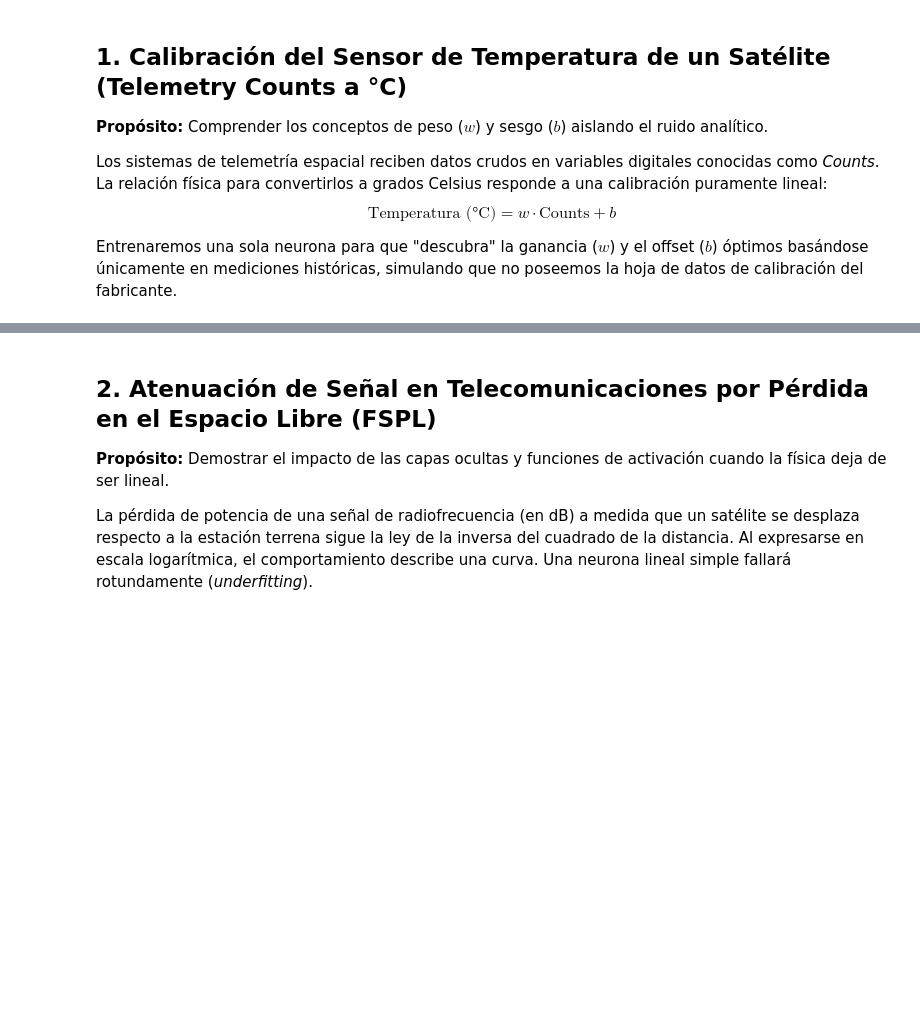
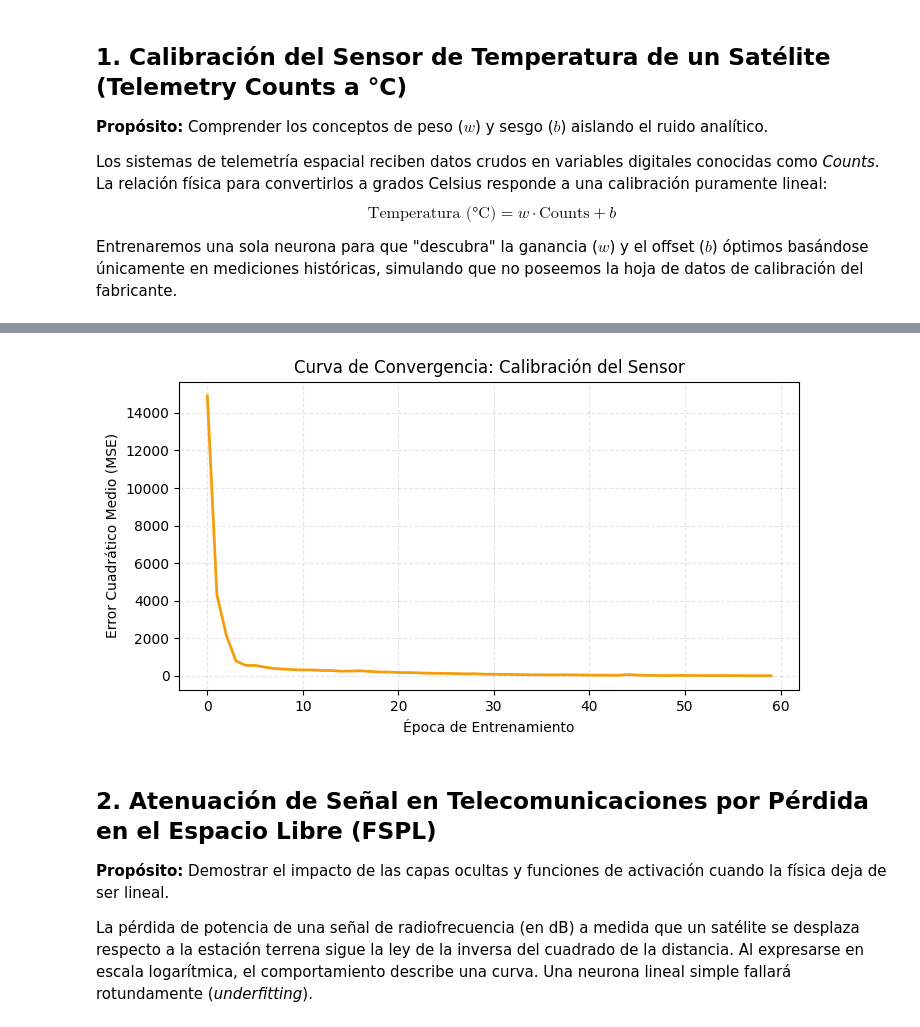
Before and after one commit to hmartinez00/introduccion_nn_python, a Jupyter notebook: notebooks/sesion_1_regresion.ipynb, the cells around one changed output, grey strips where cells are left out. Saved outputs shown, nothing was run; the diff lists cells and outputs as text; code cells hidden in the pictures; blank space fills up the shorter version.

Commit message:
Convergencia del modelo en ejemplo 1.1

```diff
--- a/notebooks/sesion_1_regresion.ipynb
+++ b/notebooks/sesion_1_regresion.ipynb
@@ -69,3 +79,14 @@ print(f"--> Parámetro b (Sesgo/Offset aprendido):  {sesgo[0]:.4f} (Valor real t
+# %%
+# Visualización de la convergencia para la calibración del sensor (Sección 1)
+plt.figure(figsize=(8, 4))
+plt.plot(history_sensor.history['loss'], color='#f59e0b', lw=2)
+plt.title('Curva de Convergencia: Calibración del Sensor')
+plt.xlabel('Época de Entrenamiento')
+plt.ylabel('Error Cuadrático Medio (MSE)')
+plt.grid(True, linestyle='--', alpha=0.3)
+plt.show()
+# %% [output]
+[figure, added]
 # %% [markdown]
 ## 2. Atenuación de Señal en Telecomunicaciones por Pérdida en el Espacio Libre (FSPL)
 **Propósito:** Demostrar el impacto de las capas ocultas y funciones de activación cuando la física deja de ser lineal.
```
Also changed, not shown: parts of 7 cells of this notebook.
